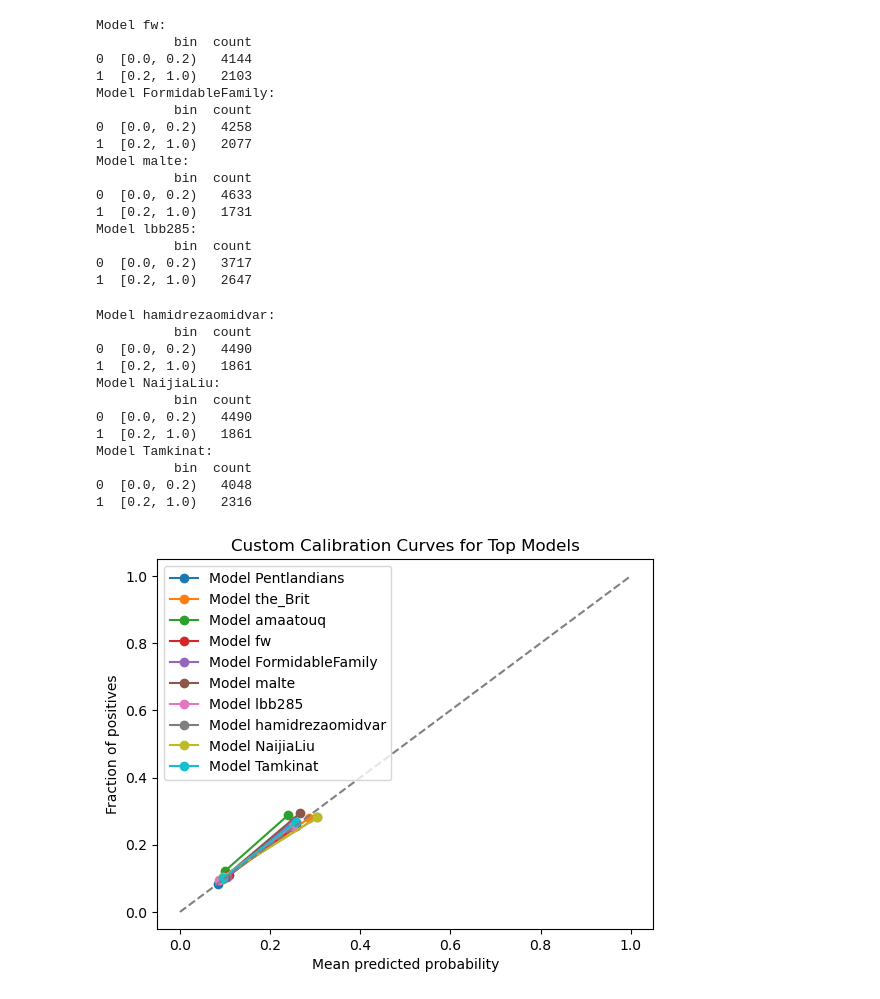
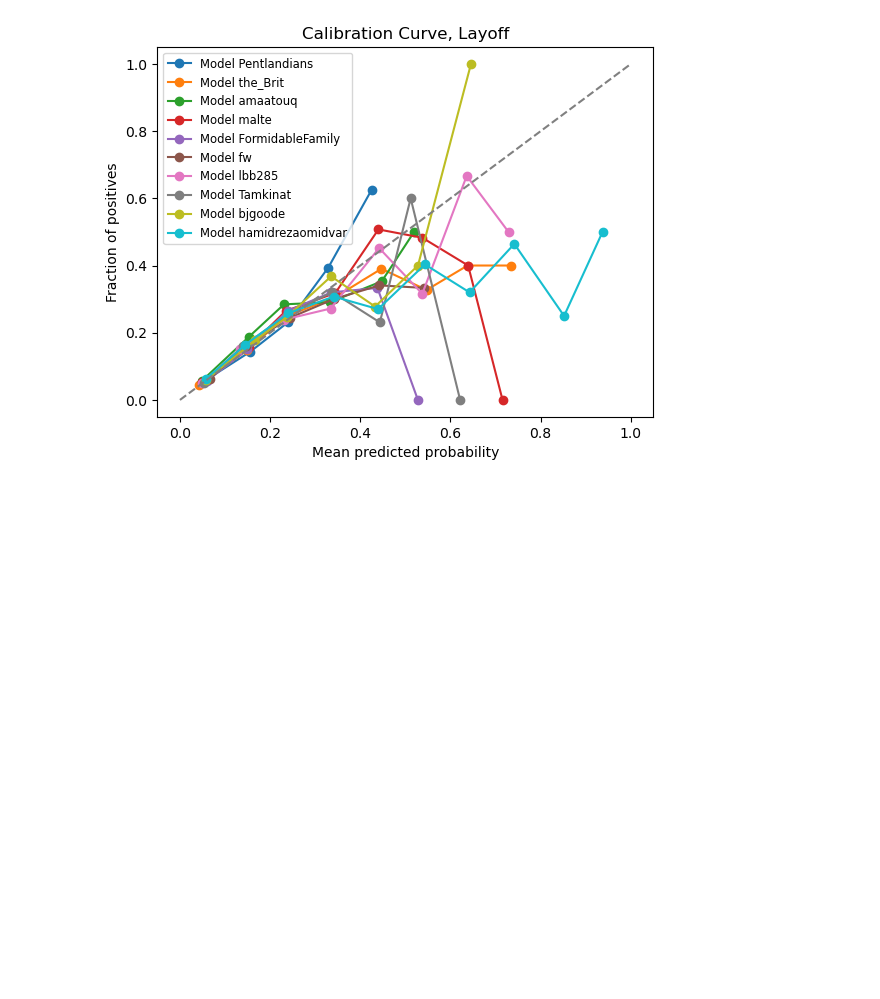
Before and after one commit to evan-wang-13/SOC555Final, a Jupyter notebook: notebooks/calibration.ipynb, the cells around one changed output. Cells and saved outputs as stored; diff of their text form; code cells hidden in the pictures; blank space fills up the shorter version.

Commit message:
calibration notebook update, readme update

```diff
--- a/notebooks/calibration.ipynb
+++ b/notebooks/calibration.ipynb
@@ -42,9 +46,13 @@ def custom_calibration_curve(df, bins):
 error_metrics = eviction_df.groupby('account', observed = False).apply(compute_error_metrics)
 
 # Select top N models based on Brier score (or log_loss)
-top_models = error_metrics.nsmallest(10, 'log_loss').index
+top_models = error_metrics.nsmallest(10, 'brier_score').index
 
-bins = [0, 0.2, 1]
+
+# bins = np.arange(0, 1.1, 0.1).tolist()
+
+bins = [0, 0.05, 0.95, 1]
+
 # Plot calibration curves for top models
 fig, ax = plt.subplots()
 
@@ -52,13 +60,17 @@ for model in top_models:
     model_data = df[df['account'] == model]
     calibration_data = custom_calibration_curve(model_data, bins)
     ax.plot(calibration_data['prob_pred'], calibration_data['frac_positives'], marker='o', label=f'Model {model}')
-    print(f"Model {model}:")
-    print(calibration_data[['bin', 'count']])  # Print the count of predictions per bin for each model
+    table = PrettyTable()
+    table.field_names = ["Bin", "Count", "Pred. Prob.", "Frac. Positives"]
+    table.title = f"Model {model}"
+    for index, row in calibration_data.iterrows():
+        table.add_row([row['bin'], row['count'], row['prob_pred'], row['frac_positives']])
+    print(table)
 ax.plot([0, 1], [0, 1], linestyle='--', color='gray')
 ax.set_xlabel('Mean predicted probability')
 ax.set_ylabel('Fraction of positives')
-ax.set_title('Custom Calibration Curves for Top Models')
-ax.legend()
+ax.set_title('Calibration Curve, Eviction')
+ax.legend(fontsize = 'small')
 
 plt.show()
 # %% [output]
@@ -84,10 +79,13 @@ Model spike_slab_team:
 # Compute error metrics for each model
 error_metrics = layoff_df.groupby('account', observed = False).apply(compute_error_metrics)
 
-# Select top N models based on Brier score (or log_loss)
-top_models = error_metrics.nsmallest(10, 'log_loss').index
+# select top models
+top_models = error_metrics.nsmallest(10, 'brier_score').index
 
 bins = [0, 0.2, 1]
+
+bins = np.arange(0, 1.1, 0.1).tolist()
+
 # Plot calibration curves for top models
 fig, ax = plt.subplots()
 
@@ -95,13 +93,17 @@ for model in top_models:
     model_data = df[df['account'] == model]
     calibration_data = custom_calibration_curve(model_data, bins)
     ax.plot(calibration_data['prob_pred'], calibration_data['frac_positives'], marker='o', label=f'Model {model}')
-    print(f"Model {model}:")
-    print(calibration_data[['bin', 'count']])  # Print the count of predictions per bin for each model
+    table = PrettyTable()
+    table.field_names = ["Bin", "Count", "Pred. Prob.", "Frac. Positives"]
+    table.title = f"Model {model}"
+    for index, row in calibration_data.iterrows():
+        table.add_row([row['bin'], row['count'], row['prob_pred'], row['frac_positives']])
+    print(table)
 ax.plot([0, 1], [0, 1], linestyle='--', color='gray')
 ax.set_xlabel('Mean predicted probability')
 ax.set_ylabel('Fraction of positives')
-ax.set_title('Custom Calibration Curves for Top Models')
-ax.legend()
+ax.set_title('Calibration Curve, Layoff')
+ax.legend(fontsize = 'small')
 
 plt.show()
 # %% [output]
@@ -120,29 +127 @@ Model amaatouq:
-Model fw:
-          bin  count
-0  [0.0, 0.2)   4144
-1  [0.2, 1.0)   2103
-Model FormidableFamily:
-          bin  count
-0  [0.0, 0.2)   4258
-1  [0.2, 1.0)   2077
-Model malte:
-          bin  count
-0  [0.0, 0.2)   4633
-1  [0.2, 1.0)   1731
-Model lbb285:
-          bin  count
-0  [0.0, 0.2)   3717
-1  [0.2, 1.0)   2647
-Model hamidrezaomidvar:
-          bin  count
-0  [0.0, 0.2)   4490
-1  [0.2, 1.0)   1861
-Model NaijiaLiu:
-          bin  count
-0  [0.0, 0.2)   4490
-1  [0.2, 1.0)   1861
-Model Tamkinat:
-          bin  count
-0  [0.0, 0.2)   4048
-1  [0.2, 1.0)   2316
-[figure, old version]
+[figure, new version]
```
Also changed, not shown: parts of 3 cells of this notebook, 1 other file.
